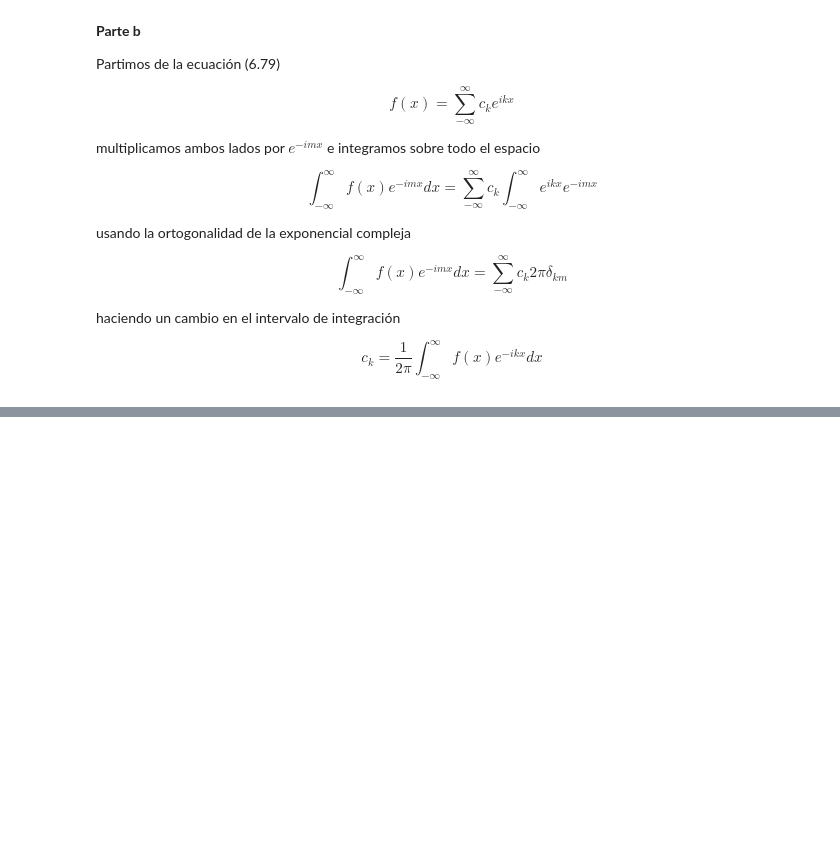
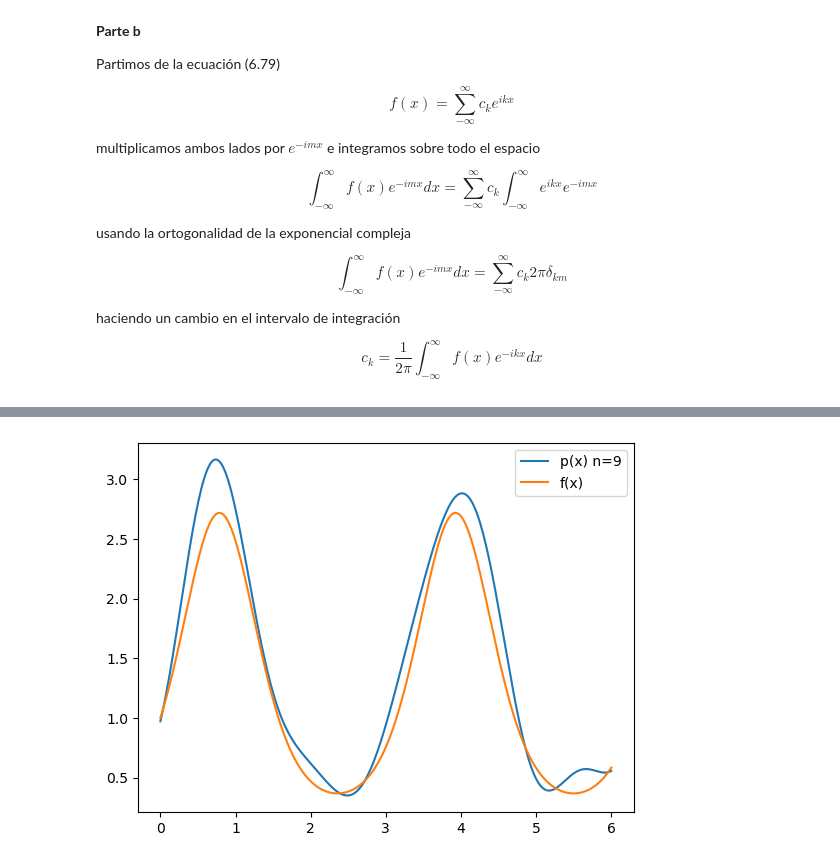
Before and after one commit to Fersv04/Fernanda-MN-2024, a Jupyter notebook: Capitulo 6.ipynb, the cells around one changed output, grey strips where cells are left out. Saved outputs shown, nothing was run; the diff lists cells and outputs as text; code cells hidden in the pictures; blank space fills up the shorter version.

```diff
--- a/Capitulo 6.ipynb
+++ b/Capitulo 6.ipynb
@@ -445,0 +506,11 @@ $$c_k=\frac{1}{2\pi}\int_{-\infty}^{\infty}f(x) e^{-ikx}dx $$
+# %%
+dataxs, datays = generatedata(9, f)
+aparams, bparams = computeparams(dataxs, datays)
+x=np.linspace(0,6,300)
+datos=[triginterp(aparams,bparams,i) for i in x]
+plt.plot(x,datos,label="p(x) n=9")
+plt.plot(x,f(x),label="f(x)")
+plt.legend()
+plt.show()
+# %% [output]
+[figure, added]
```
Also changed, not shown: parts of 3 cells of this notebook.
